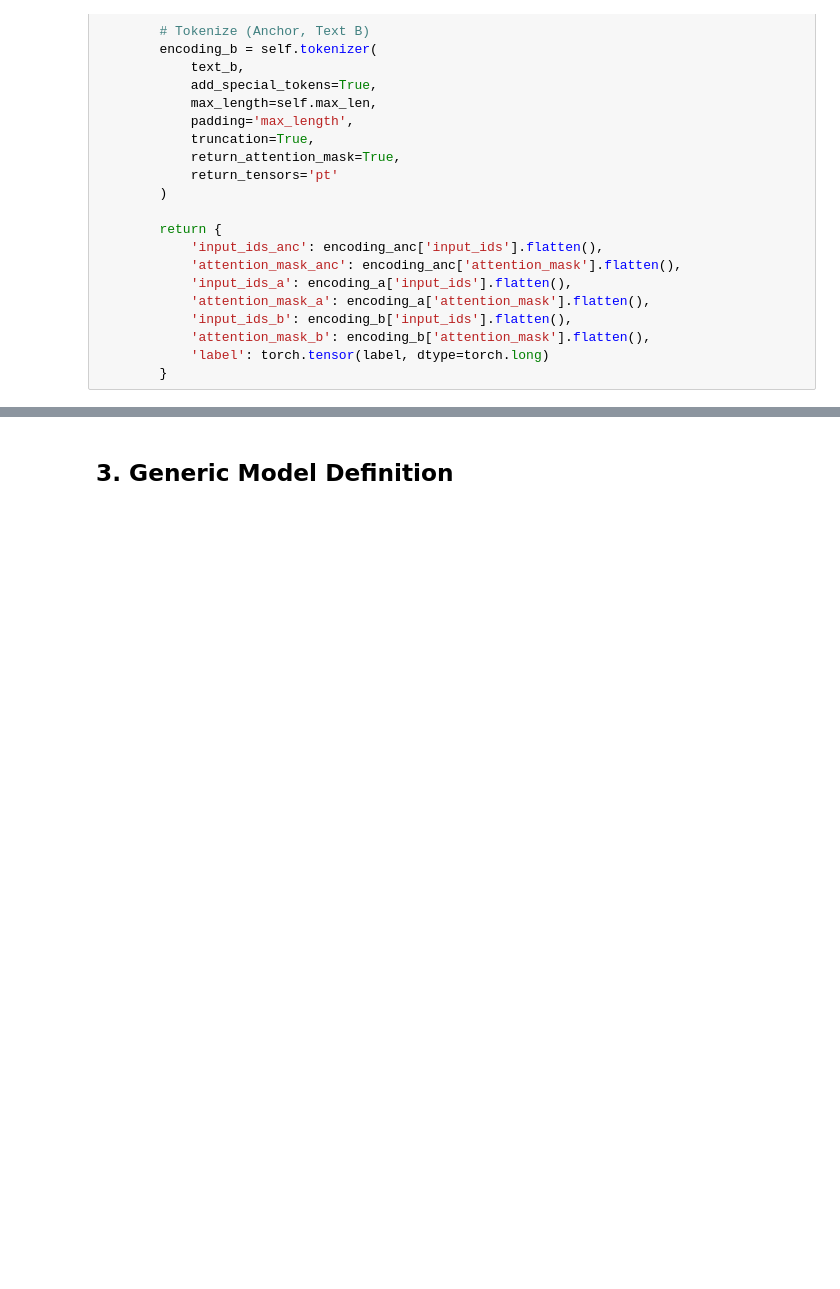
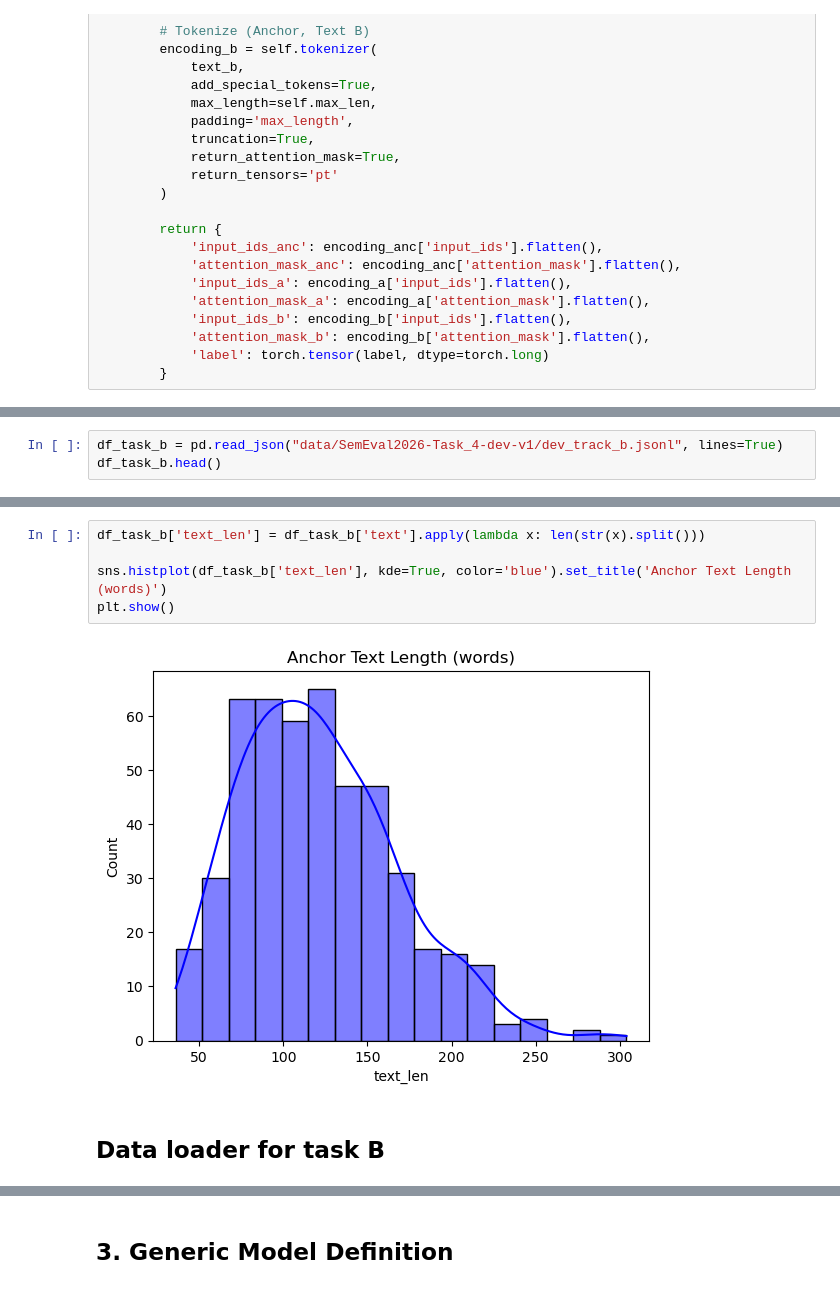
Before and after one commit to Chaitanya0604/nlp-group-50-semeval-2026-task-4, a Jupyter notebook: arvind-test.ipynb, the cells around one changed output, grey strips where cells are left out. Drawn from its saved outputs; the diff is of its cells as text; blank space fills up the shorter version.

```diff
--- a/arvind-test.ipynb
+++ b/arvind-test.ipynb
@@ -215,0 +218,3 @@ class SiameseDataset(Dataset):
+# %%
+df_task_b = pd.read_json("data/SemEval2026-Task_4-dev-v1/dev_track_b.jsonl", lines=True)
+df_task_b.head()
@@ -215,0 +228,9 @@ class SiameseDataset(Dataset):
+# %%
+df_task_b['text_len'] = df_task_b['text'].apply(lambda x: len(str(x).split()))
+
+sns.histplot(df_task_b['text_len'], kde=True, color='blue').set_title('Anchor Text Length (words)')
+plt.show()
+# %% [output]
+[figure, added]
+# %% [markdown]
+## Data loader for task B
```
Also changed, not shown: parts of 20 cells of this notebook.
